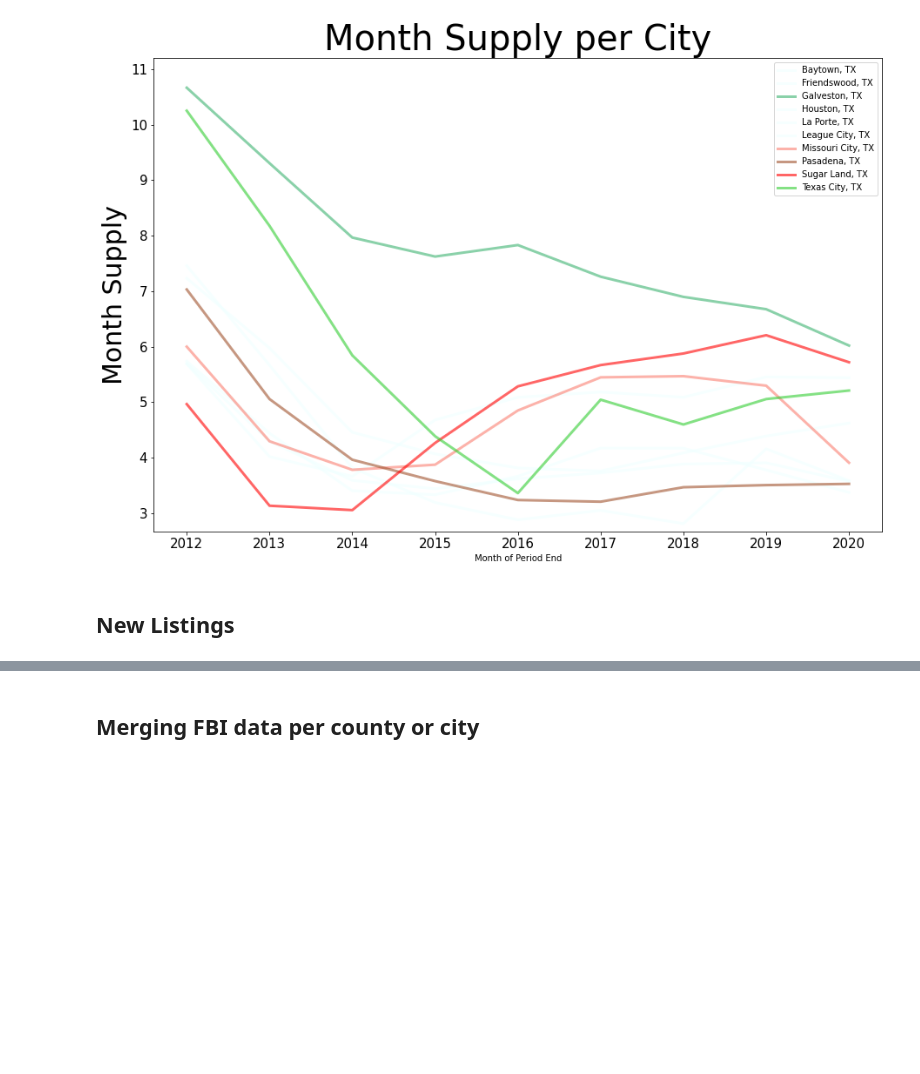
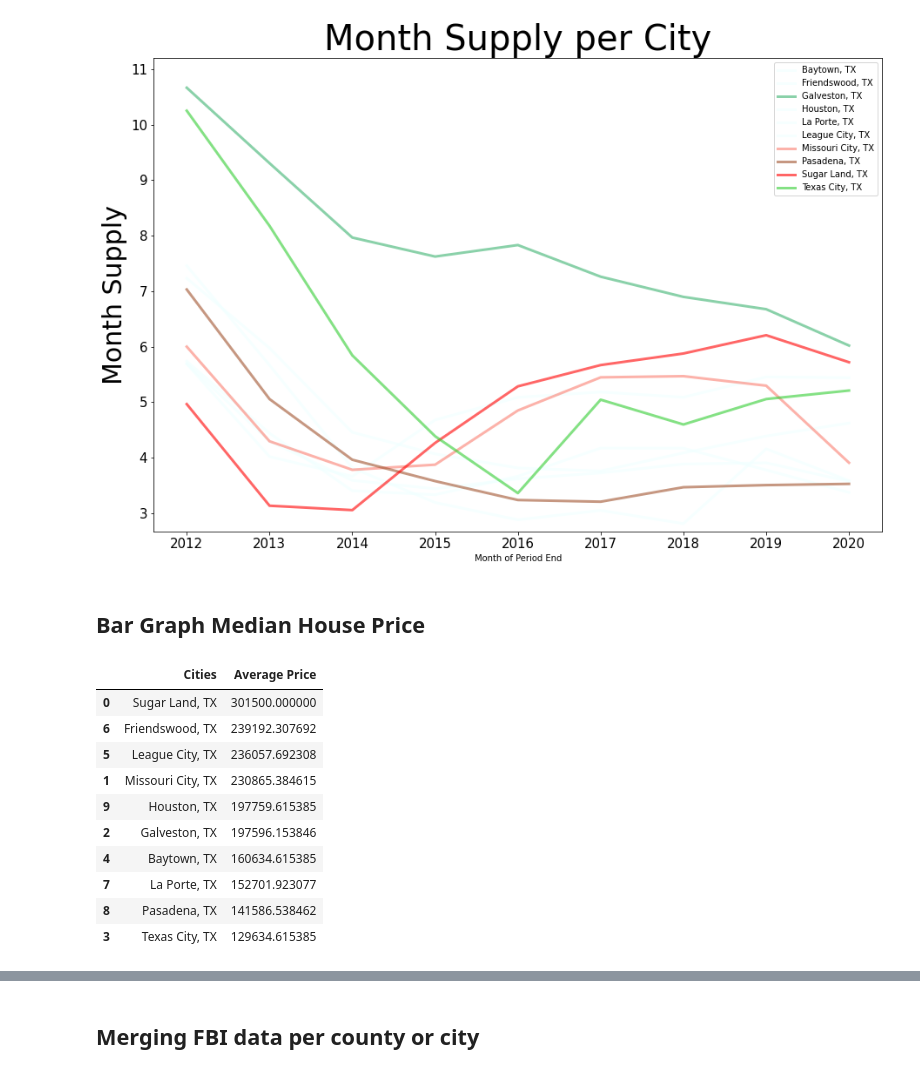
Before and after one commit to andresocorro/project_1, a Jupyter notebook: src_files/HousintMarket.ipynb, the cells around one changed output, grey strips where cells are left out. Saved outputs shown, nothing was run; the diff lists cells and outputs as text; code cells hidden in the pictures; blank space fills up the shorter version.

```diff
--- a/src_files/HousintMarket.ipynb
+++ b/src_files/HousintMarket.ipynb
@@ -244,5 +240,28 @@ plt.title("Month Supply per City", fontsize = 40)
 # %% [output]
 Text(0.5, 1.0, 'Month Supply per City')
 [figure]
-# %% [markdown]
-## New Listings
+# %% [markdown]
+## Bar Graph Median House Price
+# %%
+# Create list for axis in line graph
+city_list = housing_df["Region"].unique()
+avg_price = []
+for city in city_list:
+    cities_median = housing_df.loc[housing_df['Region'] == city]
+    avg_price.append(cities_median["Median Sale Price"].mean())
+
+price_df = pd.DataFrame({"Cities": city_list, "Average Price": avg_price })
+price_df = price_df.sort_values(by=["Average Price"], ascending=False)
+price_df
+# %% [output]
+|  | Cities | Average Price |
+| 0 | Sugar Land, TX | 301500.000000 |
+| 6 | Friendswood, TX | 239192.307692 |
+| 5 | League City, TX | 236057.692308 |
+| 1 | Missouri City, TX | 230865.384615 |
+| 9 | Houston, TX | 197759.615385 |
+| 2 | Galveston, TX | 197596.153846 |
+| 4 | Baytown, TX | 160634.615385 |
+| 7 | La Porte, TX | 152701.923077 |
+| 8 | Pasadena, TX | 141586.538462 |
+| 3 | Texas City, TX | 129634.615385 |
```
Also changed, not shown: parts of 3 cells of this notebook.
